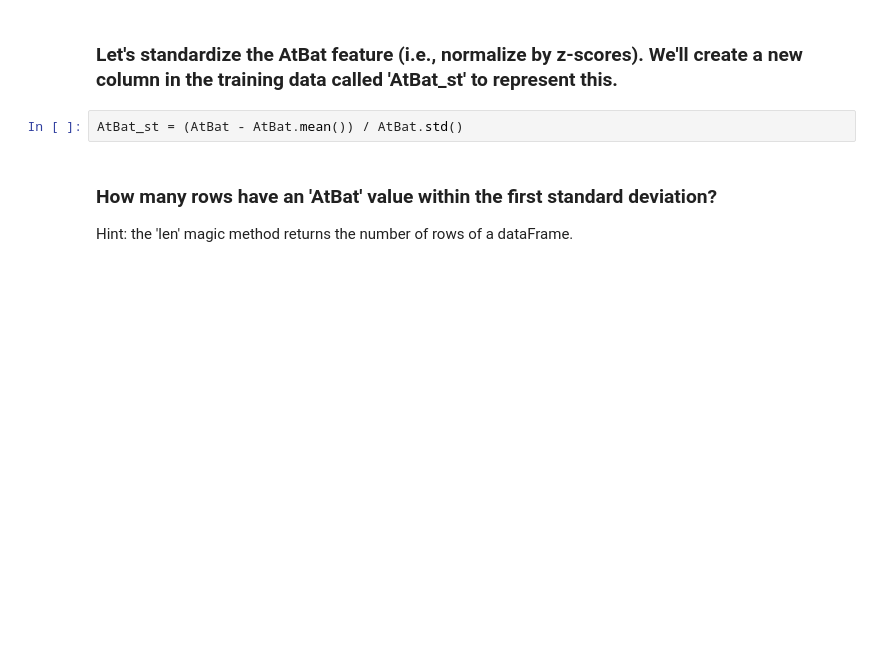
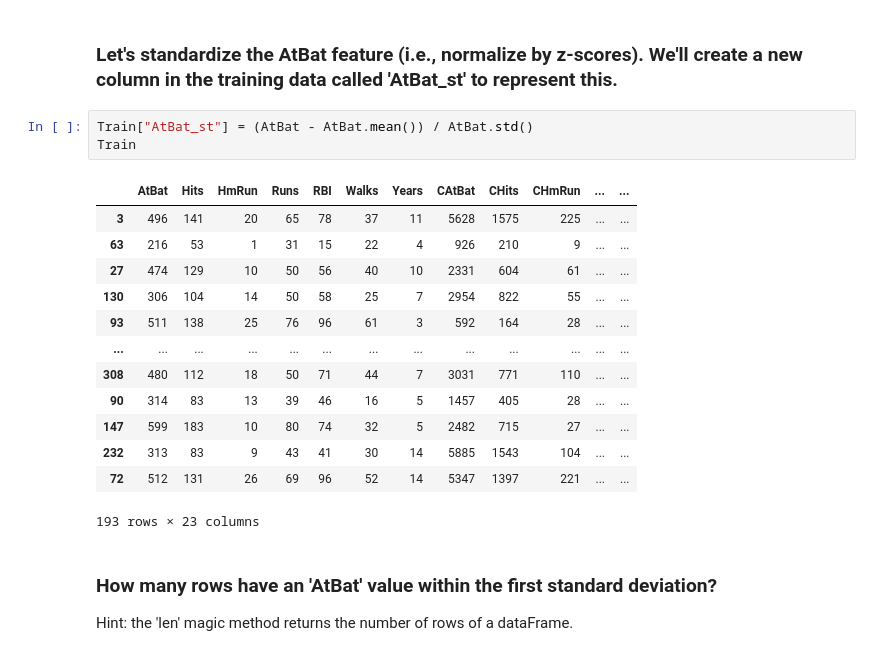
Before and after one commit to Ross-I-Hill/code_2600, a Jupyter notebook: mod03_eda.ipynb, the cells around one changed output. Drawn from its saved outputs; the diff is of its cells as text; blank space fills up the shorter version.

Commit message:
added to Train

```diff
--- a/mod03_eda.ipynb
+++ b/mod03_eda.ipynb
@@ -145,7 +145,22 @@ plt.show()
 # %% [markdown]
 ### Let's standardize the AtBat feature (i.e., normalize by z-scores). We'll create a new column in the training data called 'AtBat_st' to represent this.
 # %%
-AtBat_st = (AtBat - AtBat.mean()) / AtBat.std()
+Train["AtBat_st"] = (AtBat - AtBat.mean()) / AtBat.std()
+Train
+# %% [output]
+|  | AtBat | Hits | HmRun | Runs | RBI | Walks | Years | CAtBat | CHits | CHmRun | ... | ... |
+| 3 | 496 | 141 | 20 | 65 | 78 | 37 | 11 | 5628 | 1575 | 225 | ... | ... |
+| 63 | 216 | 53 | 1 | 31 | 15 | 22 | 4 | 926 | 210 | 9 | ... | ... |
+| 27 | 474 | 129 | 10 | 50 | 56 | 40 | 10 | 2331 | 604 | 61 | ... | ... |
+| 130 | 306 | 104 | 14 | 50 | 58 | 25 | 7 | 2954 | 822 | 55 | ... | ... |
+| 93 | 511 | 138 | 25 | 76 | 96 | 61 | 3 | 592 | 164 | 28 | ... | ... |
+| ... | ... | ... | ... | ... | ... | ... | ... | ... | ... | ... | ... | ... |
+| 308 | 480 | 112 | 18 | 50 | 71 | 44 | 7 | 3031 | 771 | 110 | ... | ... |
+| 90 | 314 | 83 | 13 | 39 | 46 | 16 | 5 | 1457 | 405 | 28 | ... | ... |
+| 147 | 599 | 183 | 10 | 80 | 74 | 32 | 5 | 2482 | 715 | 27 | ... | ... |
+| 232 | 313 | 83 | 9 | 43 | 41 | 30 | 14 | 5885 | 1543 | 104 | ... | ... |
+| 72 | 512 | 131 | 26 | 69 | 96 | 52 | 14 | 5347 | 1397 | 221 | ... | ... |
+193 rows × 23 columns
 # %% [markdown]
 ### How many rows have an 'AtBat' value within the first standard deviation?
 
```
Also changed, not shown: parts of 3 cells of this notebook.
